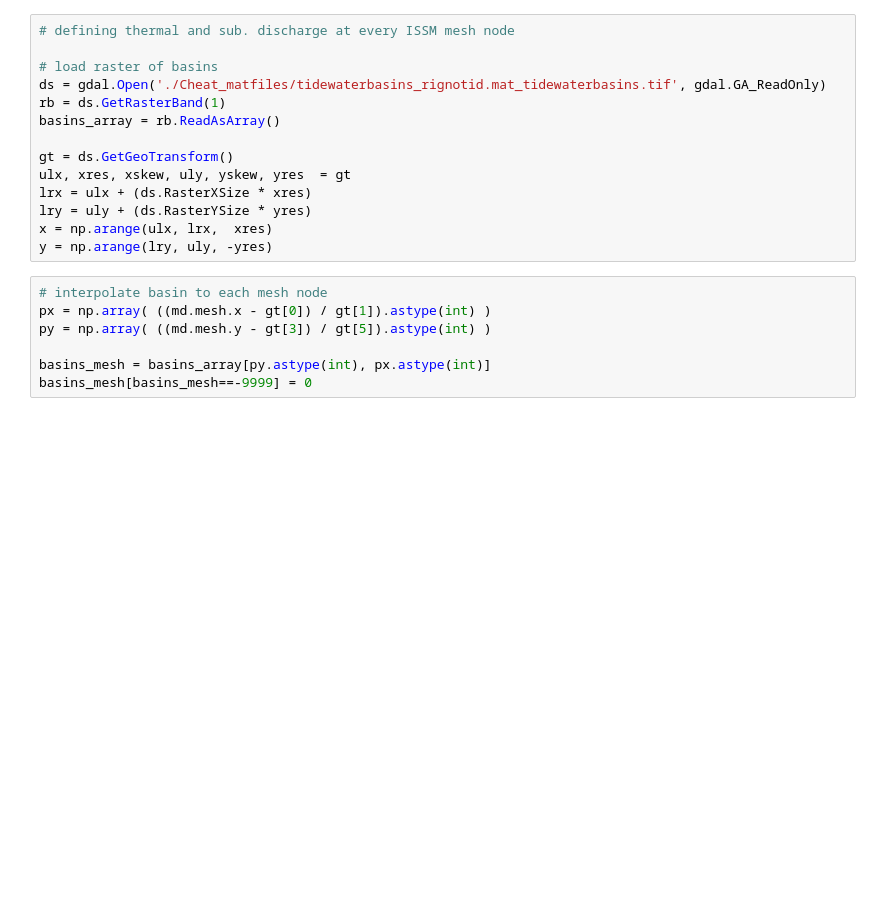
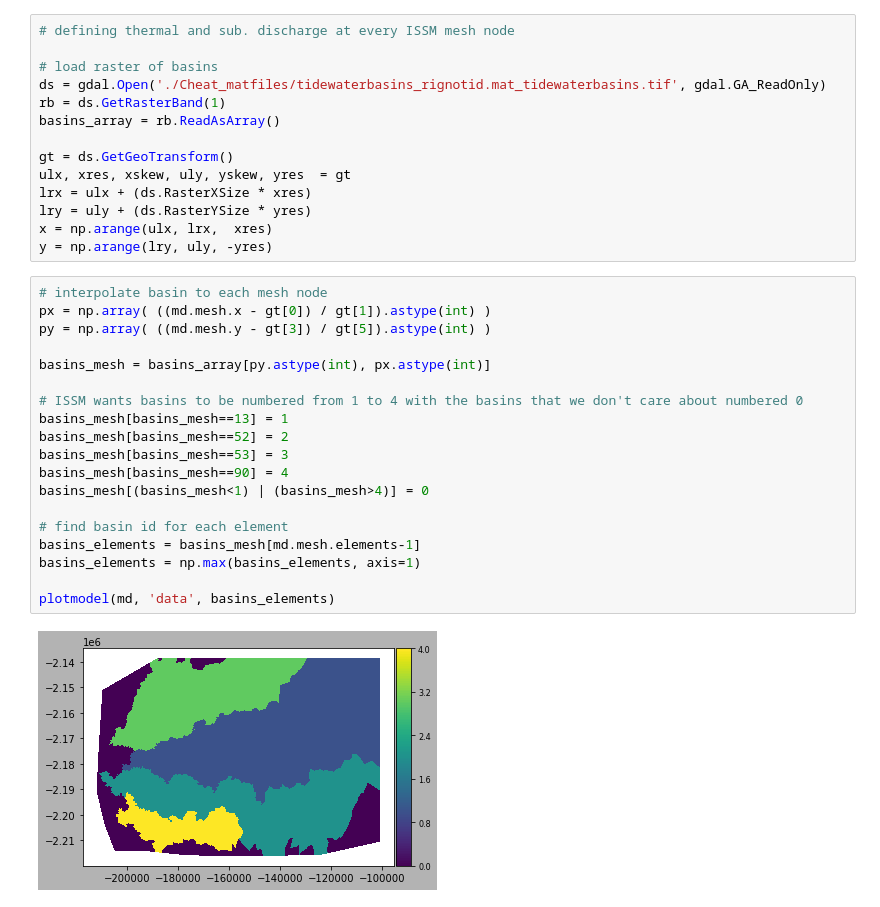
Before and after one commit to dfelikson/GrIS_Outlet_Glacier_Seasonal_dhdt, a Jupyter notebook: relaxation.ipynb, the cells around one changed output. Drawn from its saved outputs; the diff is of its cells as text; blank space fills up the shorter version.

```diff
--- a/relaxation.ipynb
+++ b/relaxation.ipynb
@@ -118,10 +113,24 @@ y = np.arange(lry, uly, -yres)
 # %%
 # interpolate basin to each mesh node
 px = np.array( ((md.mesh.x - gt[0]) / gt[1]).astype(int) )
 py = np.array( ((md.mesh.y - gt[3]) / gt[5]).astype(int) )
 
 basins_mesh = basins_array[py.astype(int), px.astype(int)]
-basins_mesh[basins_mesh==-9999] = 0
+
+# ISSM wants basins to be numbered from 1 to 4 with the basins that we don't care about numbered 0
+basins_mesh[basins_mesh==13] = 1
+basins_mesh[basins_mesh==52] = 2
+basins_mesh[basins_mesh==53] = 3
+basins_mesh[basins_mesh==90] = 4
+basins_mesh[(basins_mesh<1) | (basins_mesh>4)] = 0
+
+# find basin id for each element
+basins_elements = basins_mesh[md.mesh.elements-1]
+basins_elements = np.max(basins_elements, axis=1)
+
+plotmodel(md, 'data', basins_elements)
+# %% [output]
+[figure, added]
 # %%
 # Assigning ocean thermal (EN4) and subglacial discharge (RACMO2.3p2) forcings
 from scipy_io_utils import *
```
Also changed, not shown: parts of 22 cells of this notebook.
